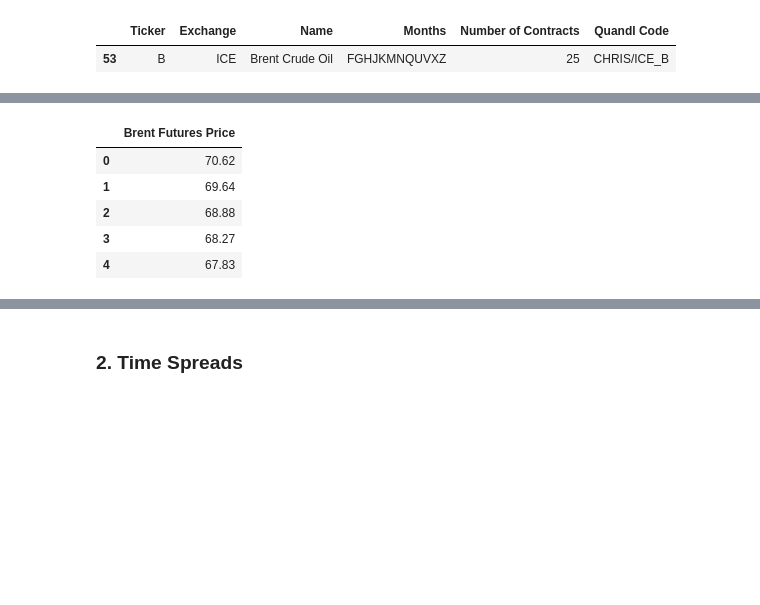
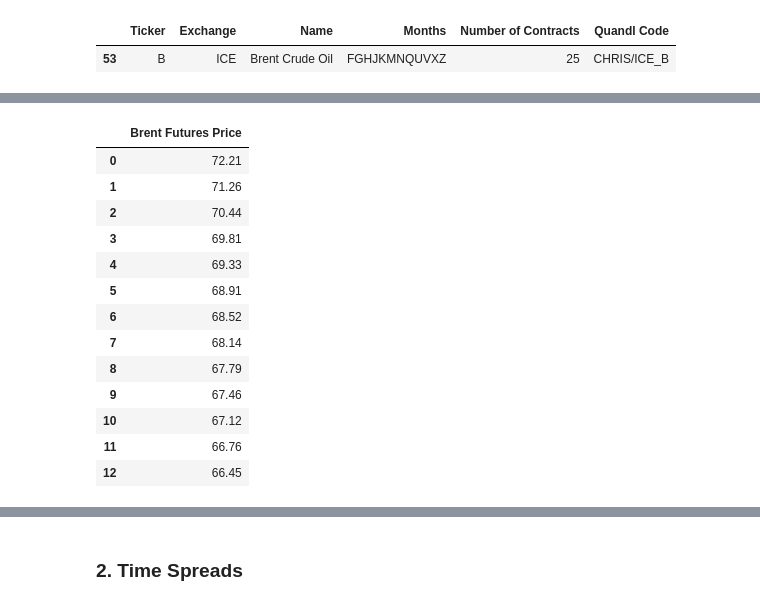
Before and after one commit to NicholasTanWeiHong/eda-with-quandl-futures, a Jupyter notebook: eda-quandl-futures.ipynb, the cells around one changed output, grey strips where cells are left out. Drawn from its saved outputs; the diff is of its cells as text; code cells hidden in the pictures; blank space fills up the shorter version.

```diff
--- a/eda-quandl-futures.ipynb
+++ b/eda-quandl-futures.ipynb
@@ -57,15 +57,23 @@ todays_contract_prices[:5]
 # %%
 # Store the prices in a pandas DataFrame object
 mkt_structure = pd.DataFrame()
 mkt_structure['Brent Futures Price'] = pd.Series(todays_contract_prices)
-mkt_structure[:5]
+mkt_structure[:13]
 # %% [output]
 |  | Brent Futures Price |
-| 0 | 70.62 |
-| 1 | 69.64 |
-| 2 | 68.88 |
-| 3 | 68.27 |
-| 4 | 67.83 |
+| 0 | 72.21 |
+| 1 | 71.26 |
+| 2 | 70.44 |
+| 3 | 69.81 |
+| 4 | 69.33 |
+| 5 | 68.91 |
+| 6 | 68.52 |
+| 7 | 68.14 |
+| 8 | 67.79 |
+| 9 | 67.46 |
+| 10 | 67.12 |
+| 11 | 66.76 |
+| 12 | 66.45 |
 # %%
 # Plot the price of each traded contract and visualise the market structure for Brent Crude Oil
 sns.set()
```
Also changed, not shown: parts of 21 cells of this notebook, 1 other file.
